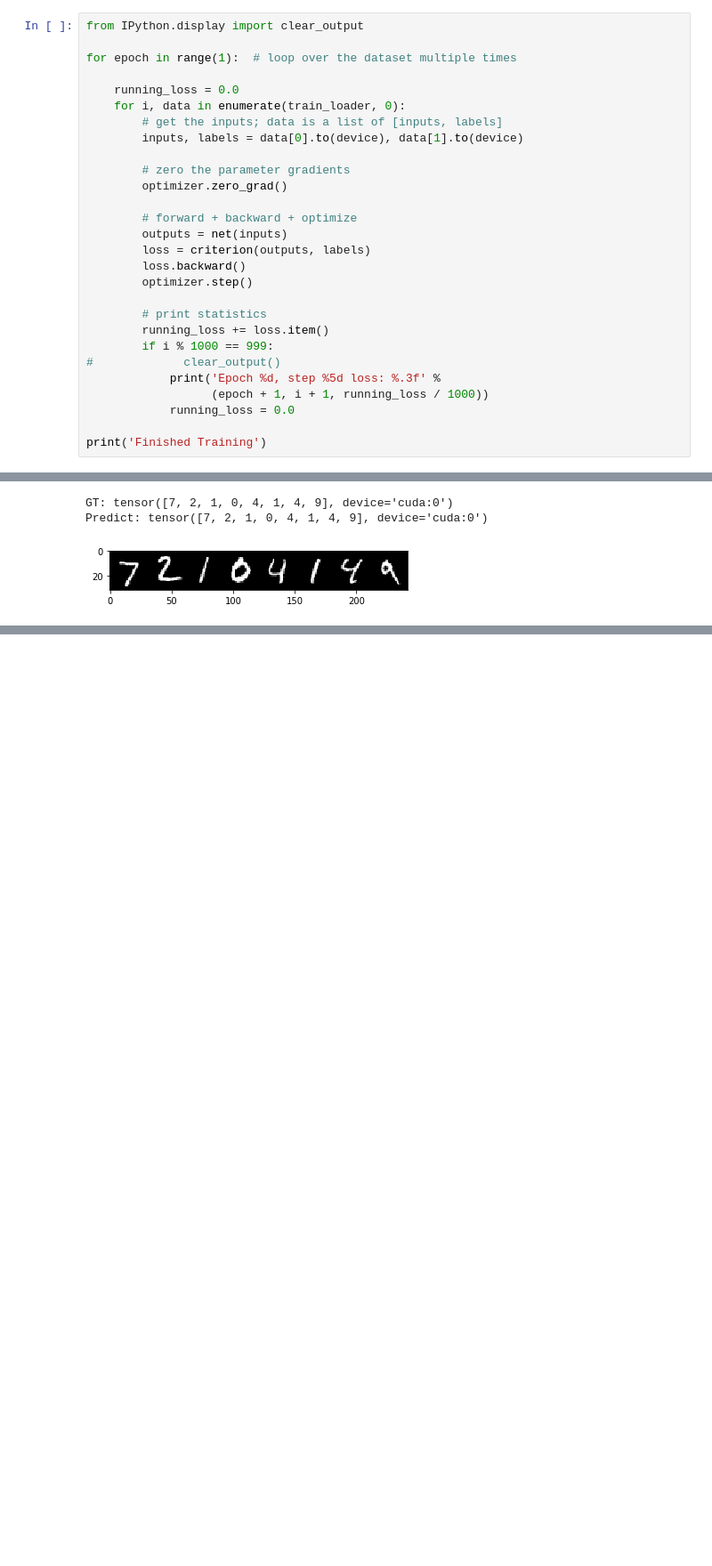
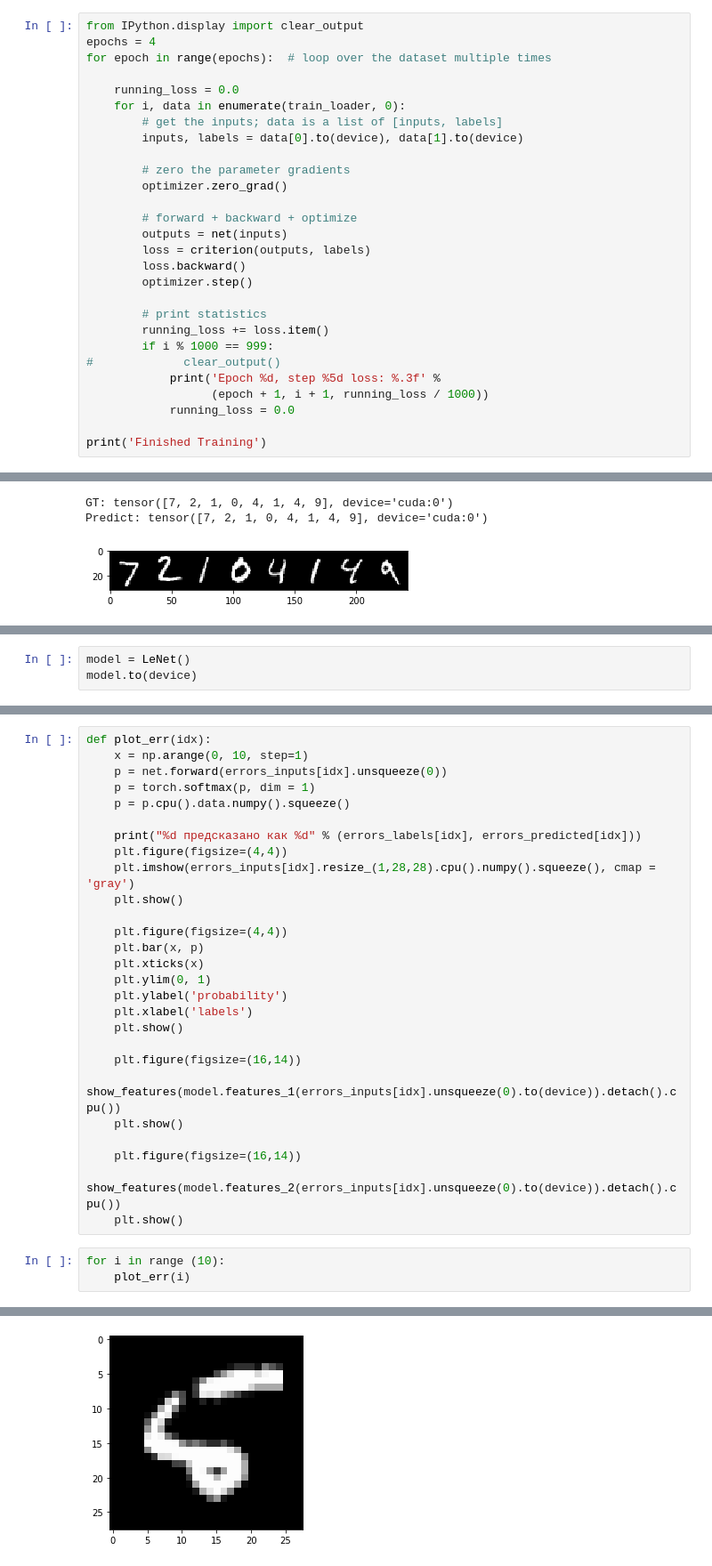
Before and after one commit to leequidman/cnn_course, a Jupyter notebook: lectures/1_Intro/lecture.ipynb, the cells around one changed output, grey strips where cells are left out. Shown at 89% size. Cells and saved outputs as stored; diff of their text form; blank space fills up the shorter version.

```diff
--- a/lectures/1_Intro/lecture.ipynb
+++ b/lectures/1_Intro/lecture.ipynb
@@ -225,8 +180,8 @@ criterion = nn.CrossEntropyLoss()
 optimizer = optim.SGD(net.parameters(), lr=0.0001, momentum=0.9)
 # %%
 from IPython.display import clear_output
-
-for epoch in range(1):  # loop over the dataset multiple times
+epochs = 4
+for epoch in range(epochs):  # loop over the dataset multiple times
 
     running_loss = 0.0
     for i, data in enumerate(train_loader, 0):
@@ -306,0 +339,3 @@ Accuracy of the network on the 10000 test images: 95 %
+# %%
+model = LeNet()
+model.to(device)
@@ -306,0 +350,31 @@ Accuracy of the network on the 10000 test images: 95 %
+# %%
+def plot_err(idx):
+    x = np.arange(0, 10, step=1)
+    p = net.forward(errors_inputs[idx].unsqueeze(0))
+    p = torch.softmax(p, dim = 1)
+    p = p.cpu().data.numpy().squeeze()
+
+    print("%d предсказано как %d" % (errors_labels[idx], errors_predicted[idx]))
+    plt.figure(figsize=(4,4))
+    plt.imshow(errors_inputs[idx].resize_(1,28,28).cpu().numpy().squeeze(), cmap = 'gray')
+    plt.show()
+
+    plt.figure(figsize=(4,4))
+    plt.bar(x, p)
+    plt.xticks(x)
+    plt.ylim(0, 1)
+    plt.ylabel('probability')
+    plt.xlabel('labels')
+    plt.show()
+
+    plt.figure(figsize=(16,14))
+    show_features(model.features_1(errors_inputs[idx].unsqueeze(0).to(device)).detach().cpu())
+    plt.show()
+
+    plt.figure(figsize=(16,14))
+    show_features(model.features_2(errors_inputs[idx].unsqueeze(0).to(device)).detach().cpu())
+    plt.show()
+# %%
+for i in range (10):
+    plot_err(i)
+# %% [output]
@@ -306,0 +382 @@ Accuracy of the network on the 10000 test images: 95 %
+[figure, added]
```
Also changed, not shown: parts of 29 cells of this notebook, 2 other files.
